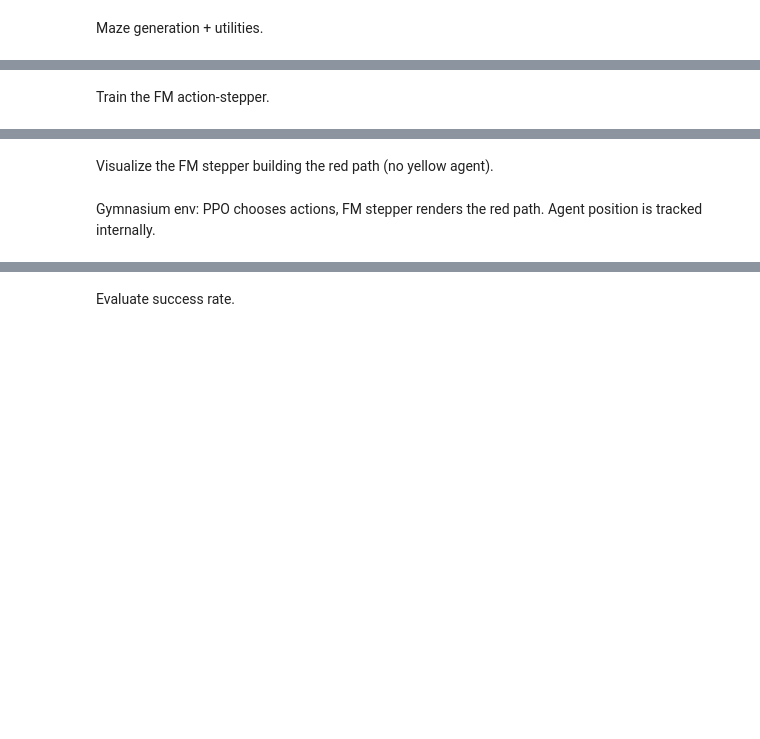
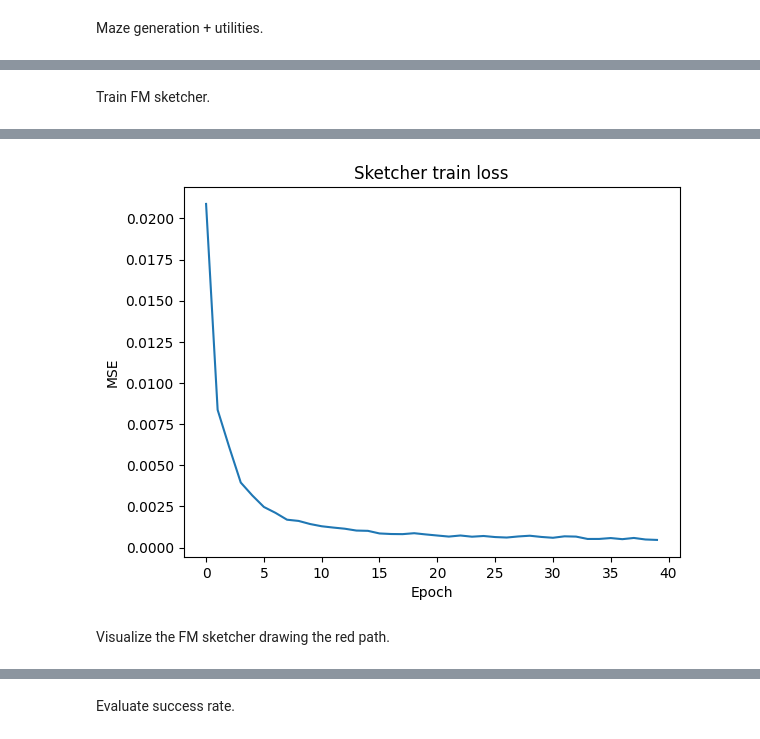
Before and after one commit to mashathepotato/visual-reasoning, a Jupyter notebook: notebooks/pipeline_maze.ipynb, the cells around one changed output, grey strips where cells are left out. Saved outputs shown, nothing was run; the diff lists cells and outputs as text; code cells hidden in the pictures; blank space fills up the shorter version.

```diff
--- a/notebooks/pipeline_maze.ipynb
+++ b/notebooks/pipeline_maze.ipynb
@@ -229,9 +282,19 @@ class DoubleConv(nn.Module):
         return self.net(x)
 
 
-class MazeStepperFM(nn.Module):
-    def __init__(self, cond_ch: int = 7, flow_dim: int = 32):
+class MazeSketcher(nn.Module):
+    def __init__(self, cond_ch: int = 3, flow_dim: int = 32):
         super().__init__()
+        self.time_mlp = nn.Sequential(
+            nn.Linear(1, flow_dim * 4), nn.GELU(), nn.Linear(flow_dim * 4, flow_dim * 4)
+        )
+        self.cond_encoder = nn.Sequential(
+            nn.Conv2d(cond_ch, flow_dim, 3, stride=2, padding=1), nn.ReLU(inplace=True),
+            nn.Conv2d(flow_dim, flow_dim * 2, 3, stride=2, padding=1), nn.ReLU(inplace=True),
+            nn.AdaptiveAvgPool2d(1),
+        )
+        self.cond_proj = nn.Linear(flow_dim * 2, flow_dim * 4)
+
         self.inc = DoubleConv(1 + cond_ch, flow_dim)
         self.down1 = nn.Sequential(nn.MaxPool2d(2), DoubleConv(flow_dim, flow_dim * 2))
         self.down2 = nn.Sequential(nn.MaxPool2d(2), DoubleConv(flow_dim * 2, flow_dim * 4))
@@ -243,33 +306,42 @@ class MazeStepperFM(nn.Module):
 
         self.outc = nn.Conv2d(flow_dim, 1, kernel_size=1)
 
-    def forward(self, trace_t: torch.Tensor, cond: torch.Tensor) -> torch.Tensor:
+    def forward(self, trace_t: torch.Tensor, cond: torch.Tensor, t: torch.Tensor) -> torch.Tensor:
+        if t.dim() == 1:
+            t = t.unsqueeze(1)
+        t_emb = self.time_mlp(t)
+        c = self.cond_encoder(cond).squeeze(-1).squeeze(-1)
+        c_emb = self.cond_proj(c)
+        global_cond = (t_emb + c_emb).unsqueeze(-1).unsqueeze(-1)
+
         x = torch.cat([trace_t, cond], dim=1)
         x1 = self.inc(x)
         x2 = self.down1(x1)
         x3 = self.down2(x2)
+        x3 = x3 + global_cond
+
         x = self.conv1(torch.cat([self.up1(x3), x2], dim=1))
         x = self.conv2(torch.cat([self.up2(x), x1], dim=1))
         return self.outc(x)
-
-
-stepper = MazeStepperFM(cond_ch=7, flow_dim=32).to(DEVICE)
-optimizer = torch.optim.AdamW(stepper.parameters(), lr=LR)
 # %% [markdown]
-Train the FM action-stepper.
+Train FM sketcher.
 # %%
 set_seed(0)
+
+sketcher = MazeSketcher(cond_ch=3, flow_dim=32).to(DEVICE)
+optimizer = torch.optim.AdamW(sketcher.parameters(), lr=LR)
+
 train_losses = []
-
 for epoch in range(EPOCHS):
-    stepper.train()
+    sketcher.train()
     epoch_loss = 0.0
-    for cond, trace_t, delta in train_loader:
+    for cond, trace_t, t, delta in train_loader:
         cond = cond.to(DEVICE)
         trace_t = trace_t.to(DEVICE)
+        t = t.to(DEVICE)
         delta = delta.to(DEVICE)
 
-        pred = stepper(trace_t, cond)
+        pred = sketcher(trace_t, cond, t)
         loss = F.mse_loss(pred, delta)
 
         optimizer.zero_grad()
@@ -283,7 +355,8 @@ for epoch in range(EPOCHS):
         print(f"Epoch {epoch + 1:02d} | loss {avg:.5f}")
 
 plt.plot(train_losses)
-plt.title("Action-stepper train loss")
+plt.title("Sketcher train loss")
 plt.xlabel("Epoch")
 plt.ylabel("MSE")
 plt.show()
+# %% [output]
@@ -290,2 +372,3 @@ plt.show()
+[figure, added]
 # %% [markdown]
-Visualize the FM stepper building the red path (no yellow agent).
+Visualize the FM sketcher drawing the red path.
@@ -347,2 +374,0 @@ plt.show()
-# %% [markdown]
-Gymnasium env: PPO chooses actions, FM stepper renders the red path. Agent position is tracked internally.
```
Also changed, not shown: parts of 21 cells of this notebook, 4 other files.
